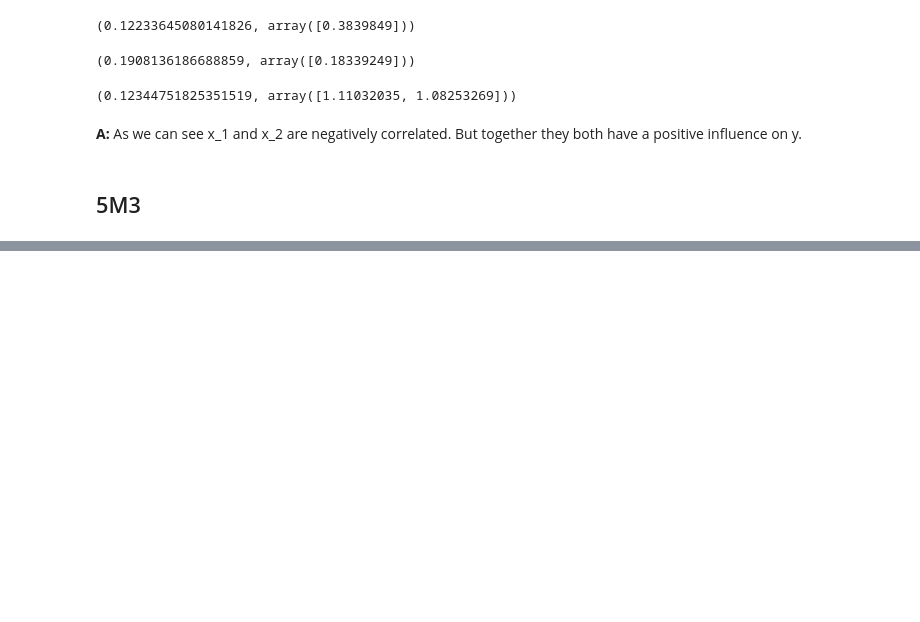
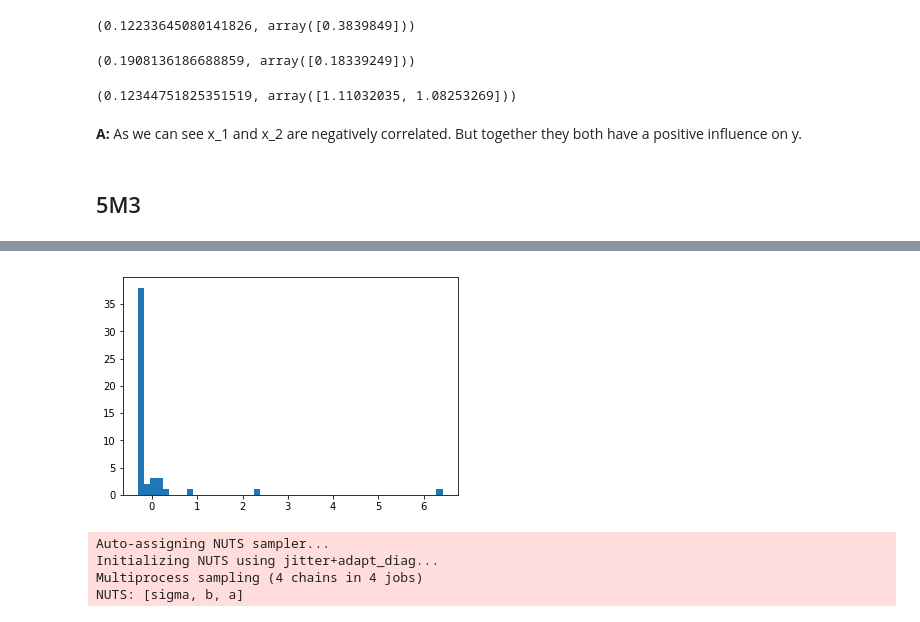
Before and after one commit to Bruschkov/StatisticalRethinking, a Jupyter notebook: chapter05/chapter05_exercises.ipynb, the cells around one changed output, grey strips where cells are left out. Drawn from its saved outputs; the diff is of its cells as text; code cells hidden in the pictures; blank space fills up the shorter version.

```diff
--- a/chapter05/chapter05_exercises.ipynb
+++ b/chapter05/chapter05_exercises.ipynb
@@ -170,0 +275,5 @@ glm_real.intercept_, glm_real.coef_
+# %%
+from sklearn.preprocessing import scale
+plt.hist(scale(df.LDS), bins=50);
+# %% [output]
+[figure, added]
@@ -170,0 +288,16 @@ glm_real.intercept_, glm_real.coef_
+# %%
+import pymc3 as pm
+
+with pm.Model() as m_5m4:
+    a = pm.Normal('a', mu=25, sd=15)
+    b = pm.Normal('b', mu=0, sd=10, shape=3)
+    sigma = pm.HalfNormal('sigma', sd=10)
+    mu = pm.Deterministic('mu', a + b[0] * df.MedianAgeMarriage_s + b[1] * df.Marriage_s + b[2] * df.LDS_s)
+
+    Divorce = pm.Normal('Divorce', mu=mu, sd=sigma, observed = df.Divorce)
+    trace_5m4 = pm.sample()
+# %% [output]
+Auto-assigning NUTS sampler...
+Initializing NUTS using jitter+adapt_diag...
+Multiprocess sampling (4 chains in 4 jobs)
+NUTS: [sigma, b, a]
```
Also changed, not shown: parts of 31 cells of this notebook, 3 other files.
